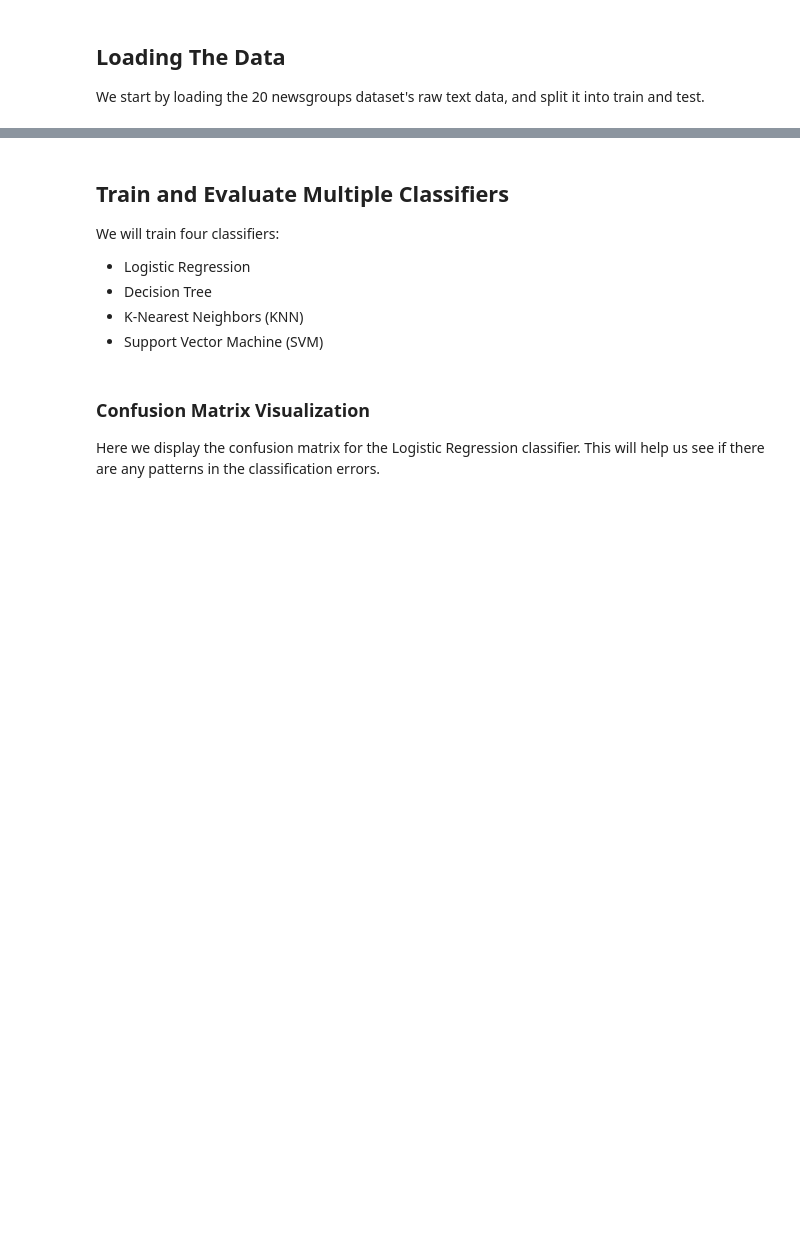
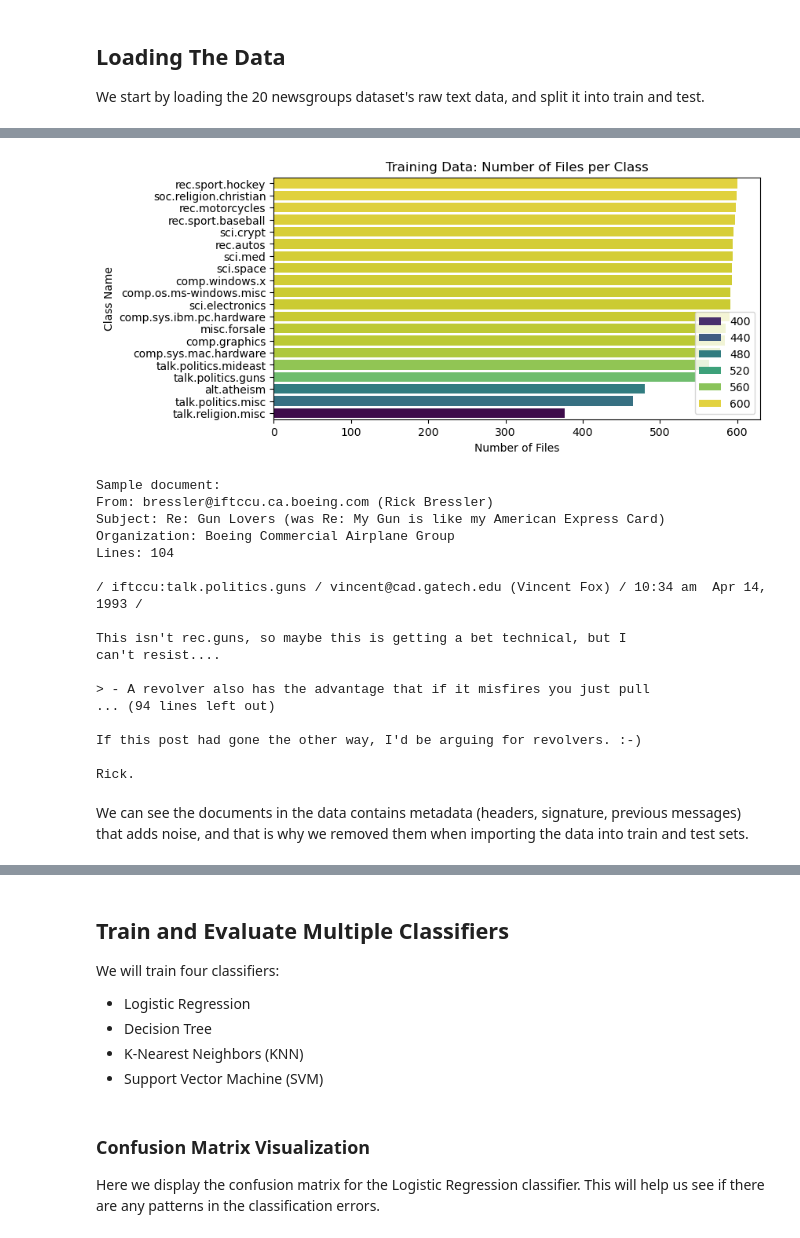
Before and after one commit to benami171/ML_FinalProject, a Jupyter notebook: project.ipynb, the cells around one changed output, grey strips where cells are left out. Cells and saved outputs as stored; diff of their text form; code cells hidden in the pictures; blank space fills up the shorter version.

```diff
--- a/project.ipynb
+++ b/project.ipynb
@@ -14,9 +18,23 @@ import numpy as np
 ## Loading The Data
 We start by loading the 20 newsgroups dataset's raw text data, and split it into train and test.
 # %%
+from collections import Counter
+
 # Load the full training and testing dataset.
-data_train = fetch_20newsgroups(subset='train', shuffle=True, random_state=42)
-data_test = fetch_20newsgroups(subset='test', shuffle=True, random_state=42)
+data_train_raw = fetch_20newsgroups(subset='train', shuffle=True, random_state=42)
+
+example_document = data_train_raw.data[39]
+
+data_train = fetch_20newsgroups(subset='train',
+                                shuffle=True,
+                                random_state=42,
+                                remove =("headers","footers","quotes"),
+                               )
+data_test = fetch_20newsgroups(subset='test',
+                               shuffle=True,
+                               random_state=42,
+                               remove=("headers","footers","quotes"),
+                              )
 
 # Get the raw documents and labels.
 X_train, y_train = data_train.data, data_train.target
@@ -58,0 +56,39 @@ Let’s visualize a sample document’s TF-IDF vector. We will select a sample d
+# %%
+# Count the number of files in each class for the training data
+train_class_counts = Counter(y_train)
+
+# Create a bar plot to visualize the file counts per class
+sorted_counts = sorted(train_class_counts.items(), key=lambda x: x[1], reverse=True)
+classes = [target_names[idx] for idx, _ in sorted_counts]
+counts = [count for _, count in sorted_counts]
+
+plt.figure(figsize=(8, 4))
+sns.barplot(x=counts, y=classes, hue=counts, dodge=False, palette="viridis")
+plt.xlabel("Number of Files")
+plt.ylabel("Class Name")
+plt.title("Training Data: Number of Files per Class")
+plt.show()
+
+print('Sample document:')
+print(example_document)
+# %% [output]
+[figure, added]
+Sample document:
+From: bressler@iftccu.ca.boeing.com (Rick Bressler)
+Subject: Re: Gun Lovers (was Re: My Gun is like my American Express Card)
+Organization: Boeing Commercial Airplane Group
+Lines: 104
+
+/ iftccu:talk.politics.guns / vincent@cad.gatech.edu (Vincent Fox) / 10:34 am  Apr 14, 1993 /
+
+This isn't rec.guns, so maybe this is getting a bet technical, but I
+can't resist....
+
+> - A revolver also has the advantage that if it misfires you just pull
+... (94 lines left out)
+
+If this post had gone the other way, I'd be arguing for revolvers. :-)
+
+Rick.
+# %% [markdown]
+We can see the documents in the data contains metadata (headers, signature, previous messages) that adds noise, and that is why we removed them when importing the data into train and test sets.
```
Also changed, not shown: parts of 12 cells of this notebook.
